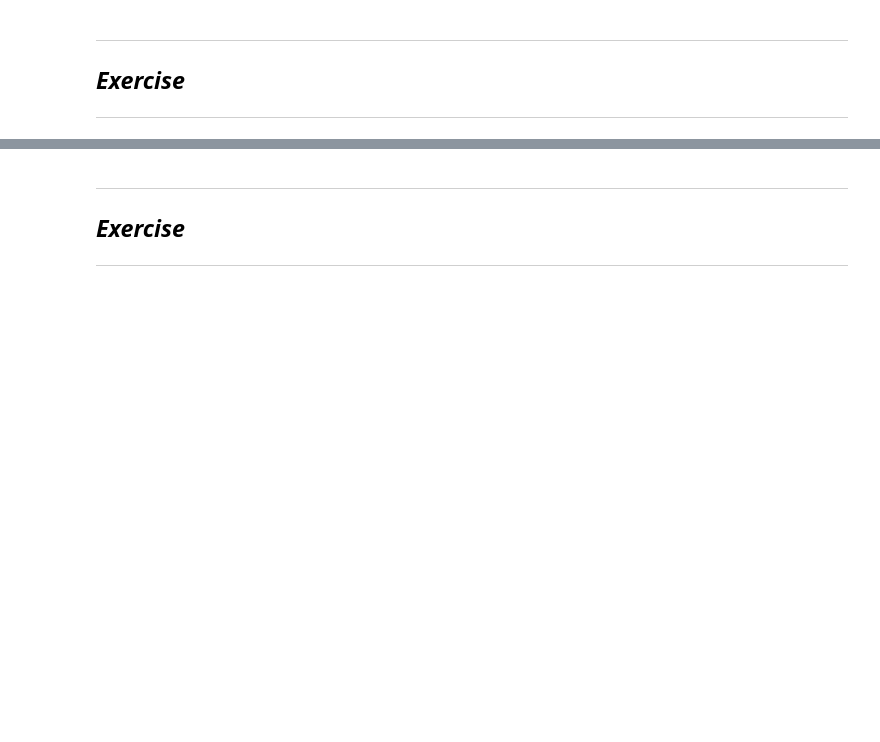
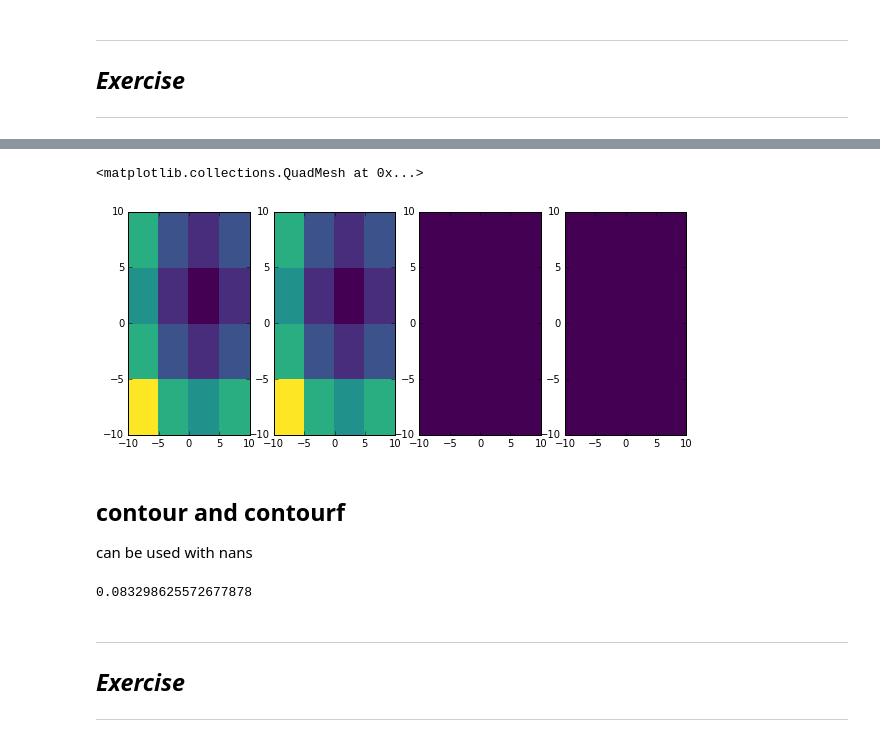
Before and after one commit to hetland/python4geosciences_OLD, a Jupyter notebook: materials/04 matplotlib.ipynb, the cells around one changed output, grey strips where cells are left out. Saved outputs shown, nothing was run; the diff lists cells and outputs as text; code cells hidden in the pictures; blank space fills up the shorter version.

```diff
--- a/materials/04 matplotlib.ipynb
+++ b/materials/04 matplotlib.ipynb
@@ -350,3 +403,32 @@ colorbar
+# %%
+x = np.linspace(-10, 10, 5)
+X, Y = np.meshgrid(x, x)  # sometimes people use small letters for vectors and capital letters for arrays
+Z = X**2 + Y**2
+
+fig = plt.figure(figsize=(10,4))
+ax1 = fig.add_subplot(141)
+ax1.pcolor(X, Y, Z, cmap='viridis')
+ax2 = fig.add_subplot(142)
+ax2.pcolormesh(X, Y, Z, cmap='viridis')
+
+# set some nan's
+Z[2, 2] = np.nan
+
+ax3 = fig.add_subplot(143)
+ax3.pcolor(X, Y, Z, cmap='viridis')
+ax4 = fig.add_subplot(144)
+ax4.pcolormesh(X, Y, Z, cmap='viridis')
+# %% [output]
+<matplotlib.collections.QuadMesh at 0x...>
+[figure, added]
+# %% [markdown]
+## contour and contourf
+
+can be used with nans
+# %%
+Z.min()
+# %% [output]
+0.083298625572677878
 # %% [markdown]
 ---
 ## *Exercise*
```
Also changed, not shown: parts of 7 cells of this notebook.
